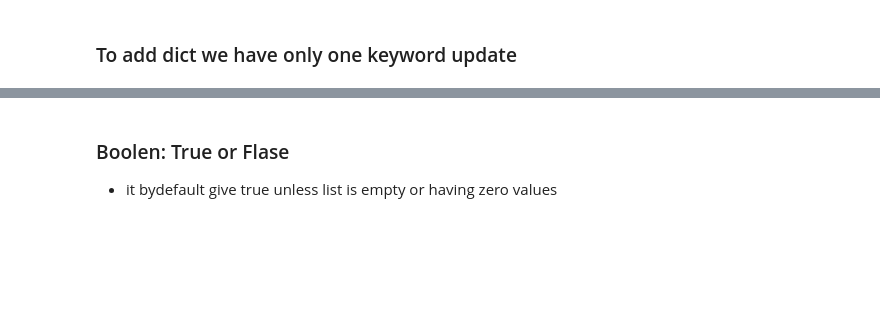
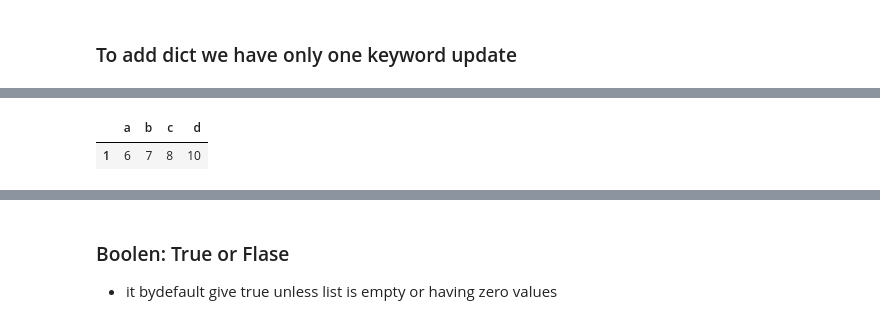
Before and after one commit to Pranay-bedse/pranay, a Jupyter notebook: End to End Python.ipynb, the cells around one changed output, grey strips where cells are left out. Drawn from its saved outputs; the diff is of its cells as text; code cells hidden in the pictures; blank space fills up the shorter version.

```diff
--- a/End to End Python.ipynb
+++ b/End to End Python.ipynb
@@ -595,6 +783,11 @@ df
 # %%
 for i,j in df.items():
     df[i] = j + 5
+# %%
+df
+# %% [output]
+|  | a | b | c | d |
+| 1 | 6 | 7 | 8 | 10 |
 # %%
 d['ele'] = 9
 d
```
Also changed, not shown: parts of 116 cells of this notebook.
